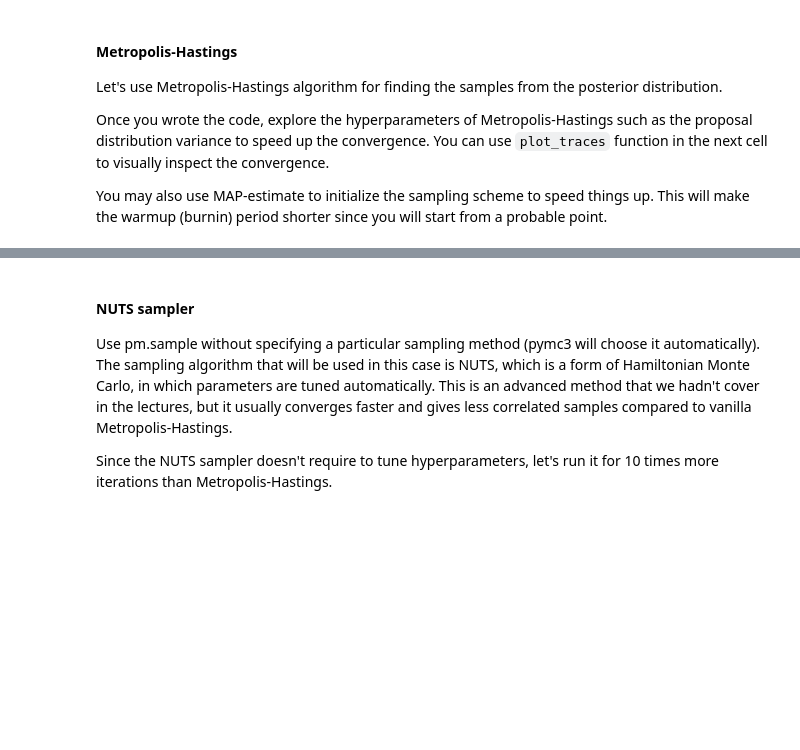
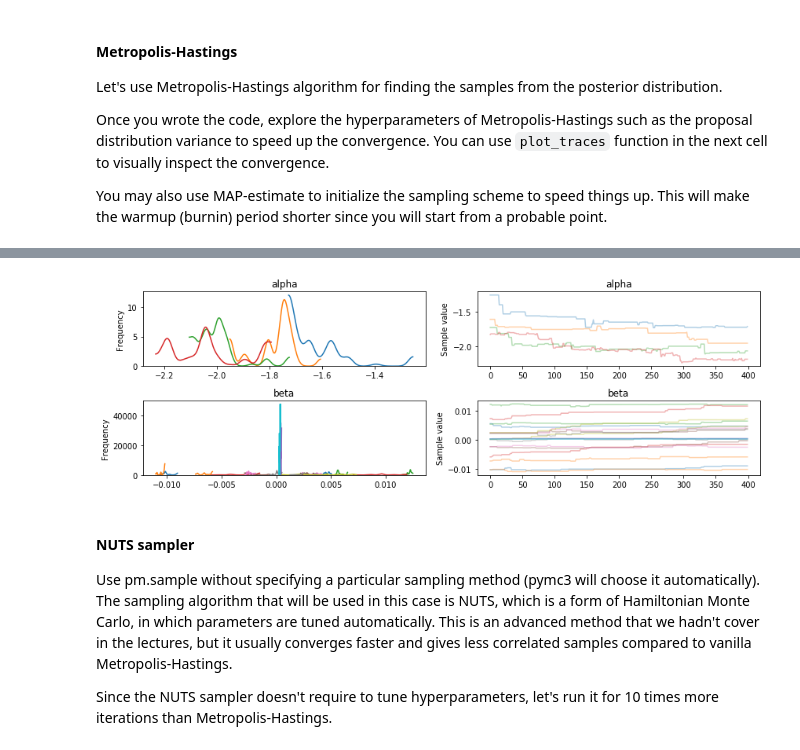
Before and after one commit to mortennp/mooc, a Jupyter notebook: NRUHSE_AdvML/BayesianML/Week4/Week4-Practical-Assignment-MCMC.ipynb, the cells around one changed output, grey strips where cells are left out. Drawn from its saved outputs; the diff is of its cells as text; code cells hidden in the pictures; blank space fills up the shorter version.

```diff
--- a/NRUHSE_AdvML/BayesianML/Week4/Week4-Practical-Assignment-MCMC.ipynb
+++ b/NRUHSE_AdvML/BayesianML/Week4/Week4-Practical-Assignment-MCMC.ipynb
@@ -298,3 +298,8 @@ Let's use Metropolis-Hastings algorithm for finding the samples from the posteri
 Once you wrote the code, explore the hyperparameters of Metropolis-Hastings such as the proposal distribution variance to speed up the convergence. You can use `plot_traces` function in the next cell to visually inspect the convergence.
 
 You may also use MAP-estimate to initialize the sampling scheme to speed things up. This will make the warmup (burnin) period shorter since you will start from a probable point.
+# %%
+data['gender'] = 0
+data.at[data['sex'] == " Male", 'gender'] = 1
+data.at[data['sex'] == " Female", 'gender'] = -1
+data.head()
@@ -311,5 +323,13 @@ with pm.Model() as logistic_model:
     # to estimate the statistics of the posterior distribution.
 
     #### YOUR CODE HERE ####
-
+    alpha = pm.Normal('alpha', mu=0, sd=100)
+    beta = pm.Normal('beta', mu=0, sd=100, shape=5)
+    design_matrix = np.append(data[["gender","age","educ","hours"]].values, np.square(data["age"].values).reshape(-1,1), axis=1)
+    probs = pm.invlogit(alpha + pm.math.dot(design_matrix, beta))
+    b = pm.Bernoulli('b', p=probs, observed=data["income_more_50K"].values)
+    step = pm.Metropolis()
+    trace = pm.sample(400, step=step)
+    pm.traceplot(trace)
+    pm.summary(trace).round(2)
     ### END OF YOUR CODE ###
@@ -318,3 +344,9 @@ plot_traces(trace, burnin=200)
+# %%
+#plot_traces(trace, burnin=200)
+with logistic_model:
+    pm.traceplot(trace)
+# %% [output]
+[figure, added]
 # %% [markdown]
 #### NUTS sampler
 Use pm.sample without specifying a particular sampling method (pymc3 will choose it automatically).
```
Also changed, not shown: parts of 13 cells of this notebook.
